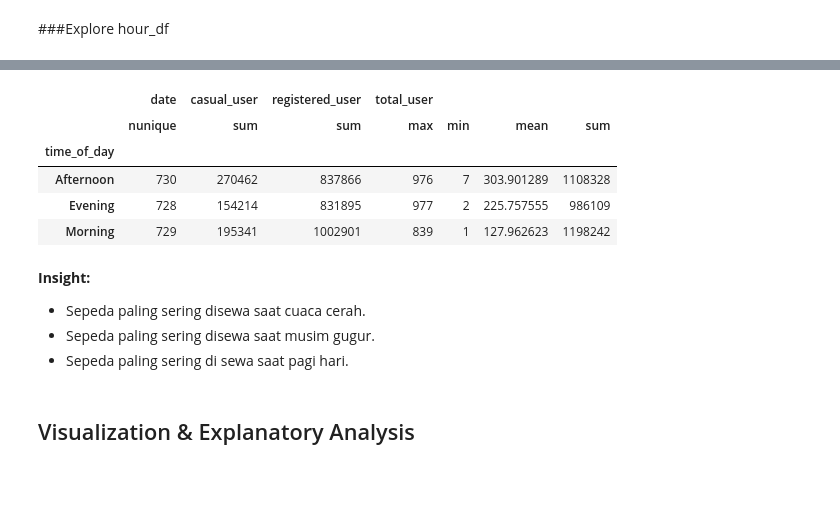
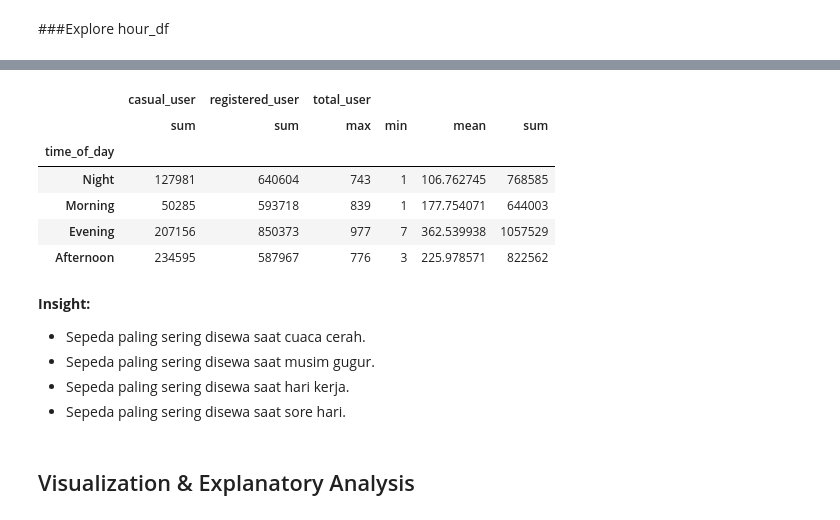
Before and after one commit to faradits/Proyek-Analisis-Data, a Jupyter notebook: notebook.ipynb, the cells around one changed output, grey strips where cells are left out. Drawn from its saved outputs; the diff is of its cells as text; code cells hidden in the pictures; blank space fills up the shorter version.

```diff
--- a/notebook.ipynb
+++ b/notebook.ipynb
@@ -23,7 +25,7 @@ import datetime as dt
 # %% [markdown]
 ### Gathering Data
 # %%
-day_df = pd.read_csv('https://raw.githubusercontent.com/faradits/Proyek-Analisis-Data/refs/heads/main/dataset/day.csv')
+day_df = pd.read_csv('https://raw.githubusercontent.com/faradits/Proyek-Analisis-Data/refs/heads/main/data/day.csv')
 day_df.head()
 # %% [output]
 |  | instant | dteday | season | yr | mnth | holiday | weekday | workingday | weathersit | temp | ... |
@@ -33,7 +35,7 @@ day_df.head()
 | 3 | 4 | 2011-01-04 | 1 | 0 | 1 | 0 | 2 | 1 | 1 | 0.200000 | ... |
 | 4 | 5 | 2011-01-05 | 1 | 0 | 1 | 0 | 3 | 1 | 1 | 0.226957 | ... |
 # %%
-hour_df = pd.read_csv('https://raw.githubusercontent.com/faradits/Proyek-Analisis-Data/refs/heads/main/dataset/hour.csv')
+hour_df = pd.read_csv('https://raw.githubusercontent.com/faradits/Proyek-Analisis-Data/refs/heads/main/data/hour.csv')
 hour_df.head()
 # %% [output]
 |  | instant | dteday | season | yr | mnth | hr | holiday | weekday | workingday | weathersit | ... |
@@ -354,25 +355,27 @@ hour_df.describe(include="all")
 | std | 5017.0295 | NaN | NaN | NaN | NaN | 6.914405 | NaN | NaN | NaN | 0.192556 | ... |
 # %%
 # Group by time of day to aggregate data
-hour_df["time_of_day"] = hour_df.hour.apply(lambda x: "Morning" if x <= 12 else ("Evening" if x > 17 else "Afternoon"))
+hour_df["time_of_day"] = hour_df.hour.apply(lambda x: "Morning" if 5 <= x <= 9 else ("Afternoon" if 10 <= x <= 14 else ("Evening" if 15 <= x <= 18 else "Night")))
 hour_df.groupby(by=["time_of_day"], observed=True).agg({
-    "date": "nunique",
     "casual_user": "sum",
     "registered_user": "sum",
     "total_user": ["max", "min", "mean", "sum"]
-})
+
+}).sort_values(by="time_of_day", ascending=False)
 # %% [output]
-|  | date | casual_user | registered_user | total_user |  |  |  |
-|  | nunique | sum | sum | max | min | mean | sum |
-| time_of_day |  |  |  |  |  |  |  |
-| Afternoon | 730 | 270462 | 837866 | 976 | 7 | 303.901289 | 1108328 |
-| Evening | 728 | 154214 | 831895 | 977 | 2 | 225.757555 | 986109 |
-| Morning | 729 | 195341 | 1002901 | 839 | 1 | 127.962623 | 1198242 |
+|  | casual_user | registered_user | total_user |  |  |  |
+|  | sum | sum | max | min | mean | sum |
+| time_of_day |  |  |  |  |  |  |
+| Night | 127981 | 640604 | 743 | 1 | 106.762745 | 768585 |
+| Morning | 50285 | 593718 | 839 | 1 | 177.754071 | 644003 |
+| Evening | 207156 | 850373 | 977 | 7 | 362.539938 | 1057529 |
+| Afternoon | 234595 | 587967 | 776 | 3 | 225.978571 | 822562 |
 # %% [markdown]
 **Insight:**
 - Sepeda paling sering disewa saat cuaca cerah.
 - Sepeda paling sering disewa saat musim gugur.
-- Sepeda paling sering di sewa saat pagi hari.
+- Sepeda paling sering disewa saat hari kerja.
+- Sepeda paling sering disewa saat sore hari.
 # %% [markdown]
 ## Visualization & Explanatory Analysis
 # %% [markdown]
```
Also changed, not shown: parts of 16 cells of this notebook, 1 other file.
